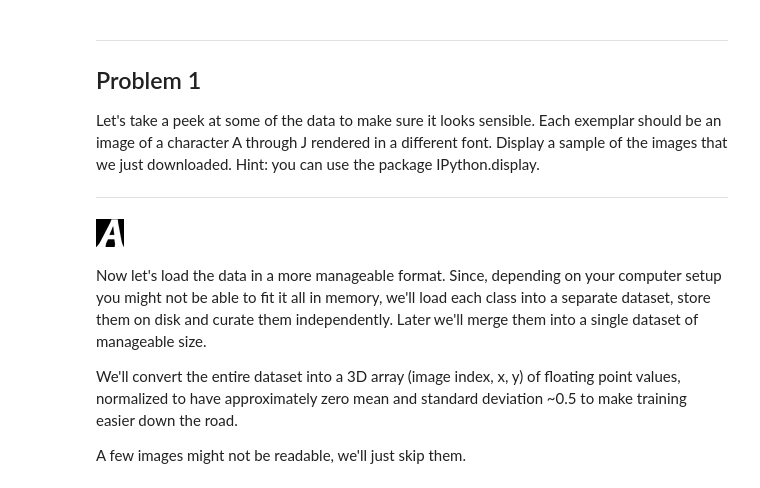
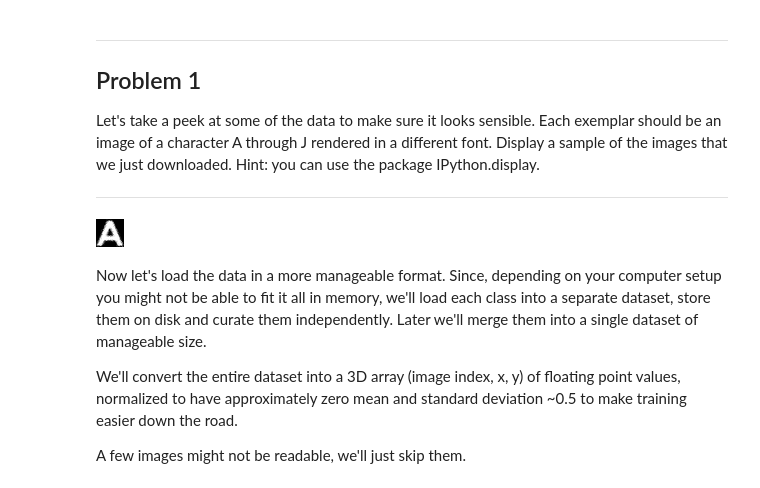
Before and after one commit to klangner/deep-learning-tutorial, a Jupyter notebook: notebooks/udacity/1_notmnist.ipynb, the cells around one changed output. Drawn from its saved outputs; the diff is of its cells as text; code cells hidden in the pictures.

```diff
--- a/notebooks/udacity/1_notmnist.ipynb
+++ b/notebooks/udacity/1_notmnist.ipynb
@@ -81,9 +89,9 @@ Let's take a peek at some of the data to make sure it looks sensible. Each exemp
 
 ---
 # %%
-Image(filename='notMNIST_small/A/SWFkZWxvbi1Cb2xkLm90Zg==.png')
+Image('notMNIST_small/A/MDEtMDEtMDAudHRm.png')
 # %% [output]
-[figure, old version]
+[figure, new version]
 # %% [markdown]
 Now let's load the data in a more manageable format. Since, depending on your computer setup you might not be able to fit it all in memory, we'll load each class into a separate dataset, store them on disk and curate them independently. Later we'll merge them into a single dataset of manageable size.
 
```
Also changed, not shown: parts of 13 cells of this notebook, 1 other file.
